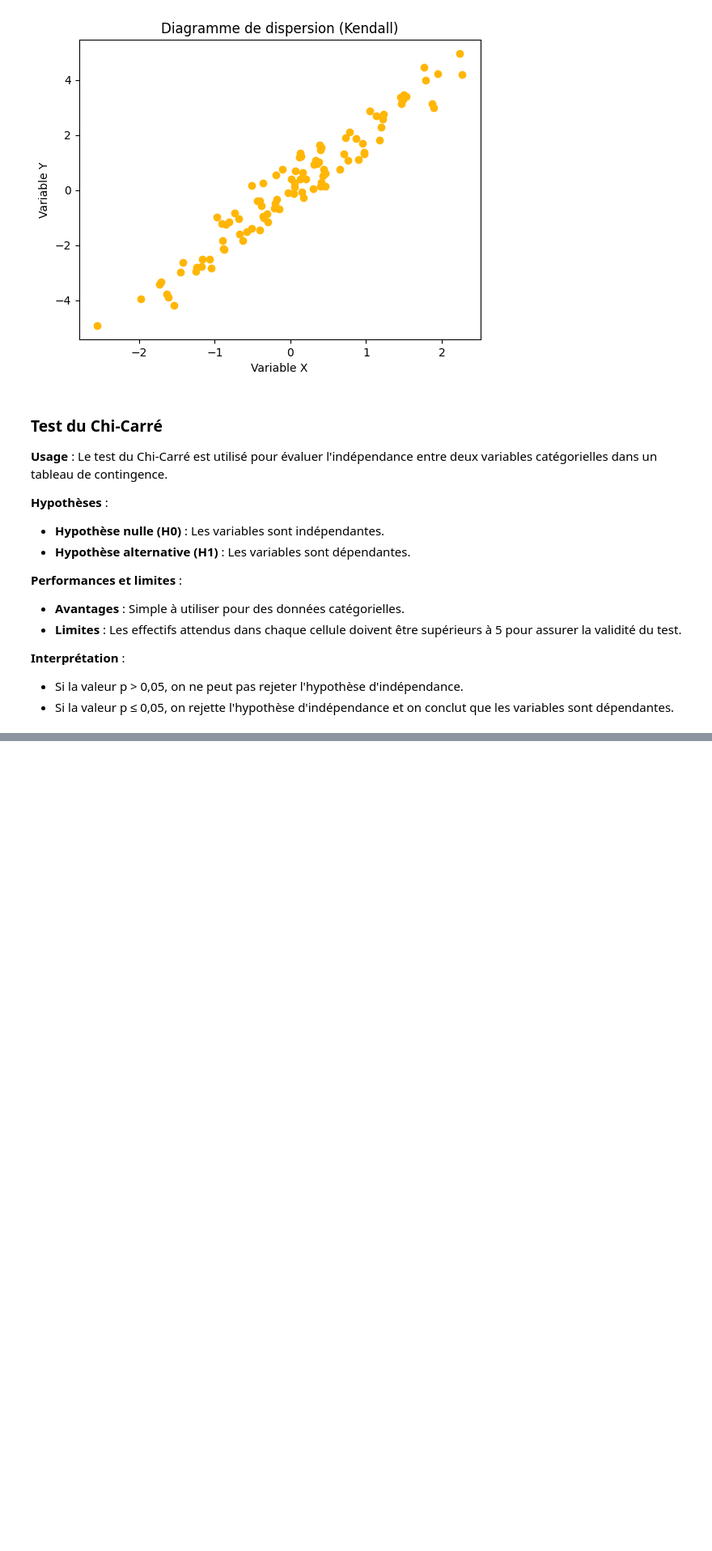
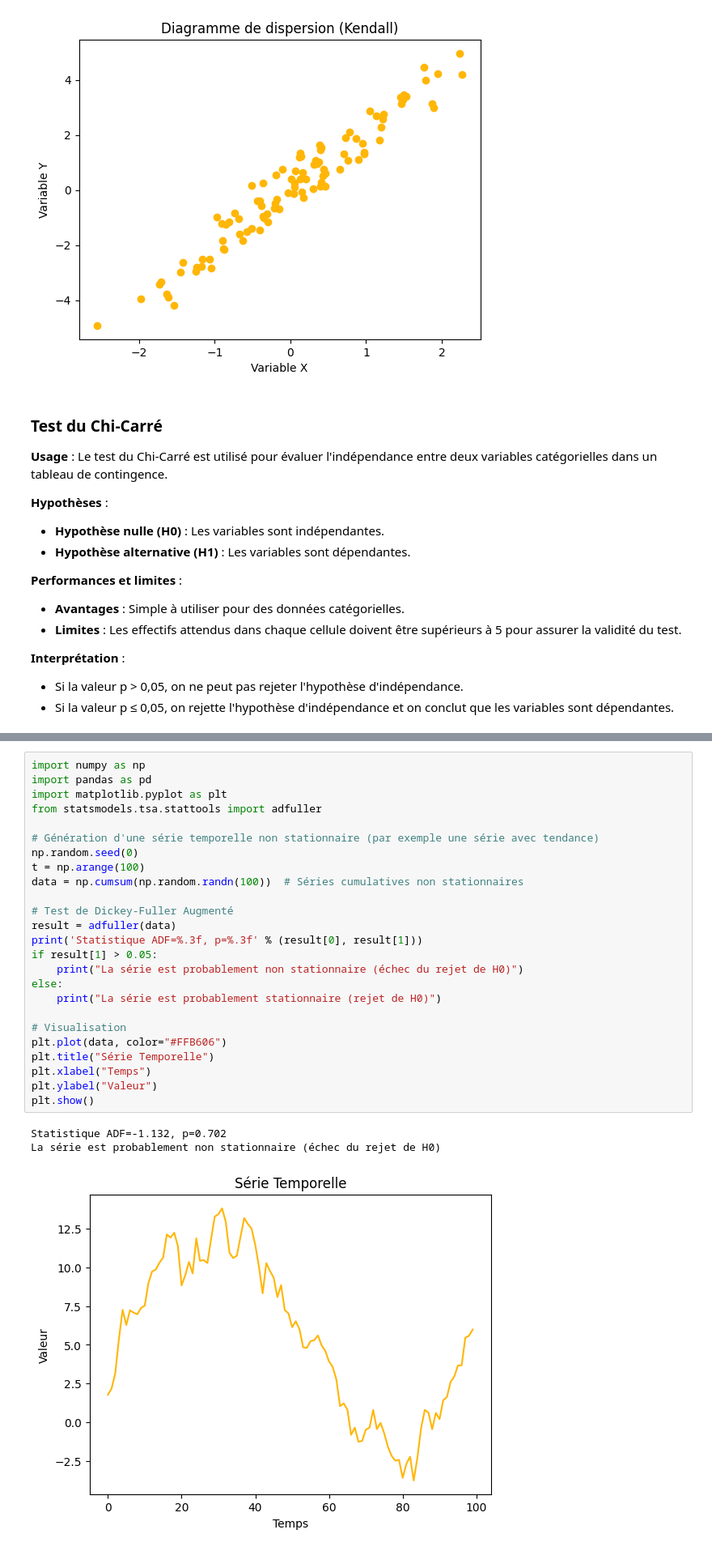
Before and after one commit to AbdelmajidLh/Cours, a Jupyter notebook: Statistiques/Statistiques.ipynb, the cells around one changed output, grey strips where cells are left out. Shown at 81% size. Saved outputs shown, nothing was run; the diff lists cells and outputs as text; blank space fills up the shorter version.

Commit message:
add statistiques tests : stationnary tests

```diff
--- a/Statistiques/Statistiques.ipynb
+++ b/Statistiques/Statistiques.ipynb
@@ -318,0 +355,29 @@ Probablement dépendant
+# %%
+import numpy as np
+import pandas as pd
+import matplotlib.pyplot as plt
+from statsmodels.tsa.stattools import adfuller
+
+# Génération d'une série temporelle non stationnaire (par exemple une série avec tendance)
+np.random.seed(0)
+t = np.arange(100)
+data = np.cumsum(np.random.randn(100))  # Séries cumulatives non stationnaires
+
+# Test de Dickey-Fuller Augmenté
+result = adfuller(data)
+print('Statistique ADF=%.3f, p=%.3f' % (result[0], result[1]))
+if result[1] > 0.05:
+    print("La série est probablement non stationnaire (échec du rejet de H0)")
+else:
+    print("La série est probablement stationnaire (rejet de H0)")
+
+# Visualisation
+plt.plot(data, color="#FFB606")
+plt.title("Série Temporelle")
+plt.xlabel("Temps")
+plt.ylabel("Valeur")
+plt.show()
+# %% [output]
+Statistique ADF=-1.132, p=0.702
+La série est probablement non stationnaire (échec du rejet de H0)
+[figure, added]
```
Also changed, not shown: parts of 4 cells of this notebook.
